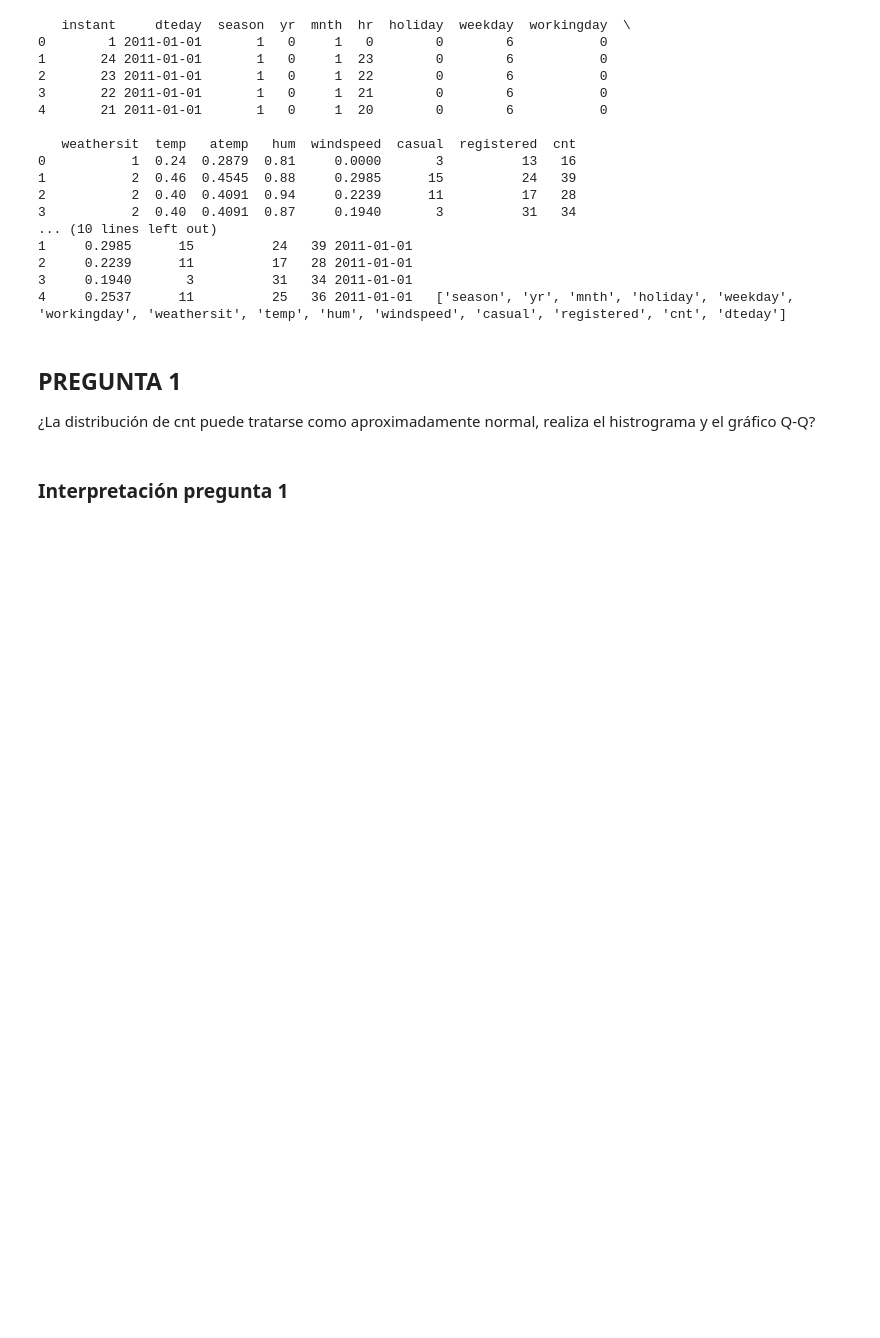
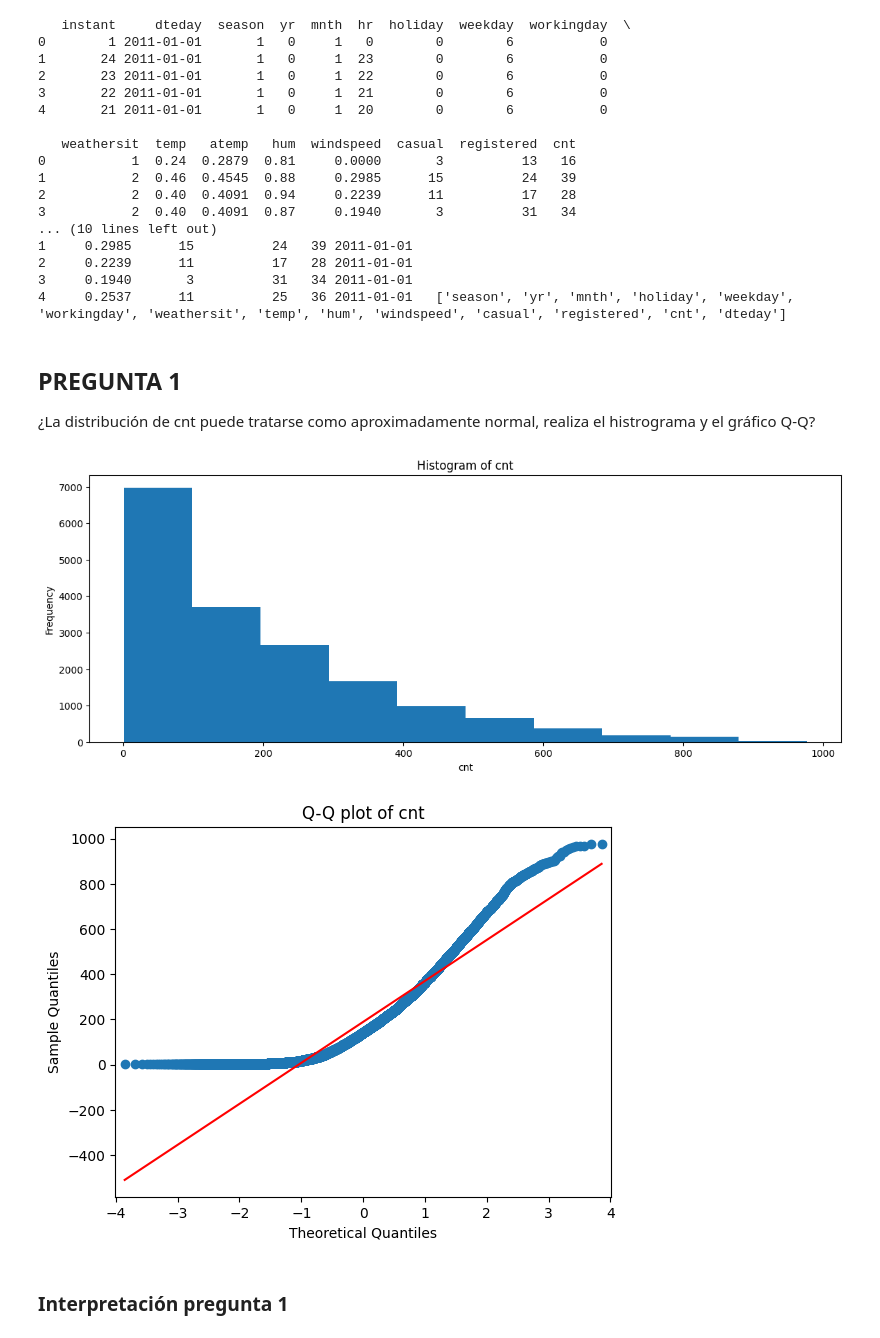
Before and after one commit to JhojanVaron/-Bici-al-trabajo-2026, a Jupyter notebook: taller_bici_al_trabajo.ipynb, the cells around one changed output. Cells and saved outputs as stored; diff of their text form; code cells hidden in the pictures; blank space fills up the shorter version.

```diff
--- a/taller_bici_al_trabajo.ipynb
+++ b/taller_bici_al_trabajo.ipynb
@@ -113,3 +110,20 @@ plt.figure(figsize=(14, 5))
+# %%
+# 1. Visualización
+import matplotlib.pyplot as plt # Import matplotlib.pyplot
+from statsmodels.api import qqplot # Import qqplot
+
+plt.figure(figsize=(14, 5))
+plt.hist(df['cnt']) # Changed histograma to plt.hist
+plt.title('Histogram of cnt') # Added a title for clarity
+plt.xlabel('cnt') # Added an x-label
+plt.ylabel('Frequency') # Added a y-label
+plt.show() # Added plt.show() to display the plot
+qqplot(df['cnt'], line='s') # Added line='s' to show a standard normal line
+plt.title('Q-Q plot of cnt') # Added a title for clarity
+plt.show() # Added plt.show() to display the plot
+# %% [output]
+[figure, added]
+[figure, added]
 # %% [markdown]
 ### **Interpretación pregunta 1**
 # %% [markdown]
```
Also changed, not shown: parts of 4 cells of this notebook.
